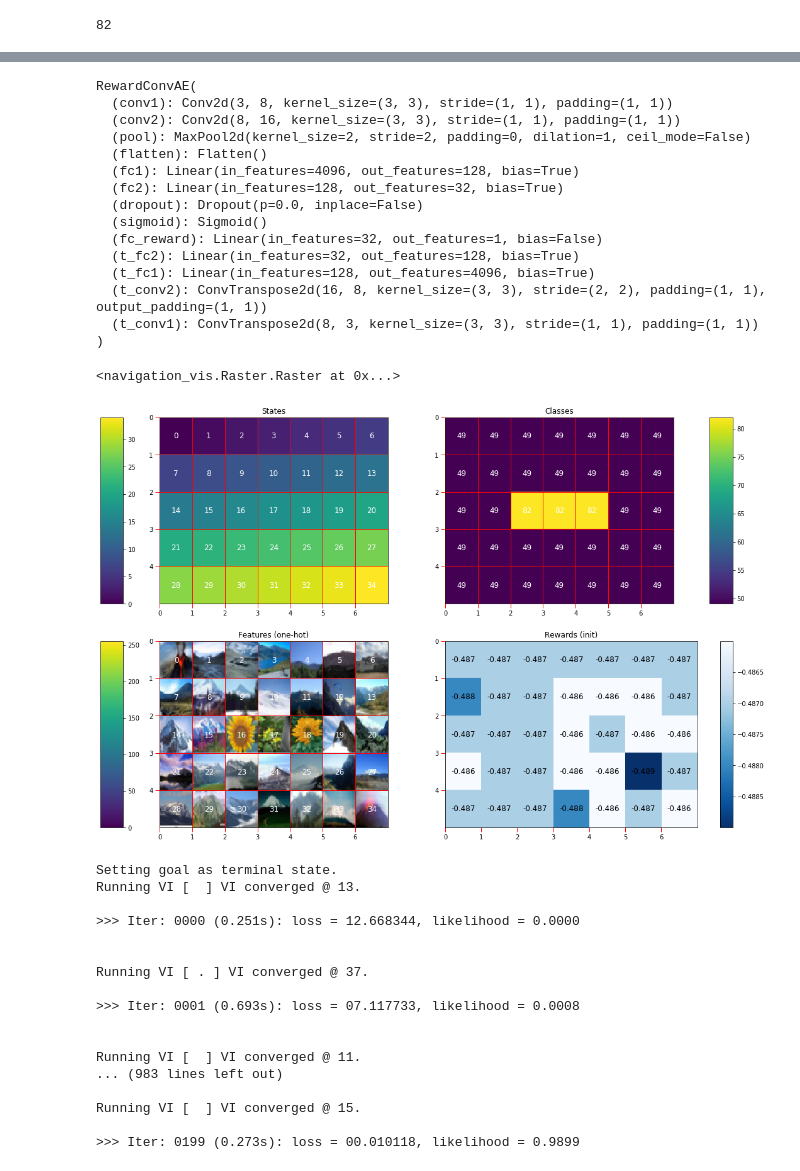
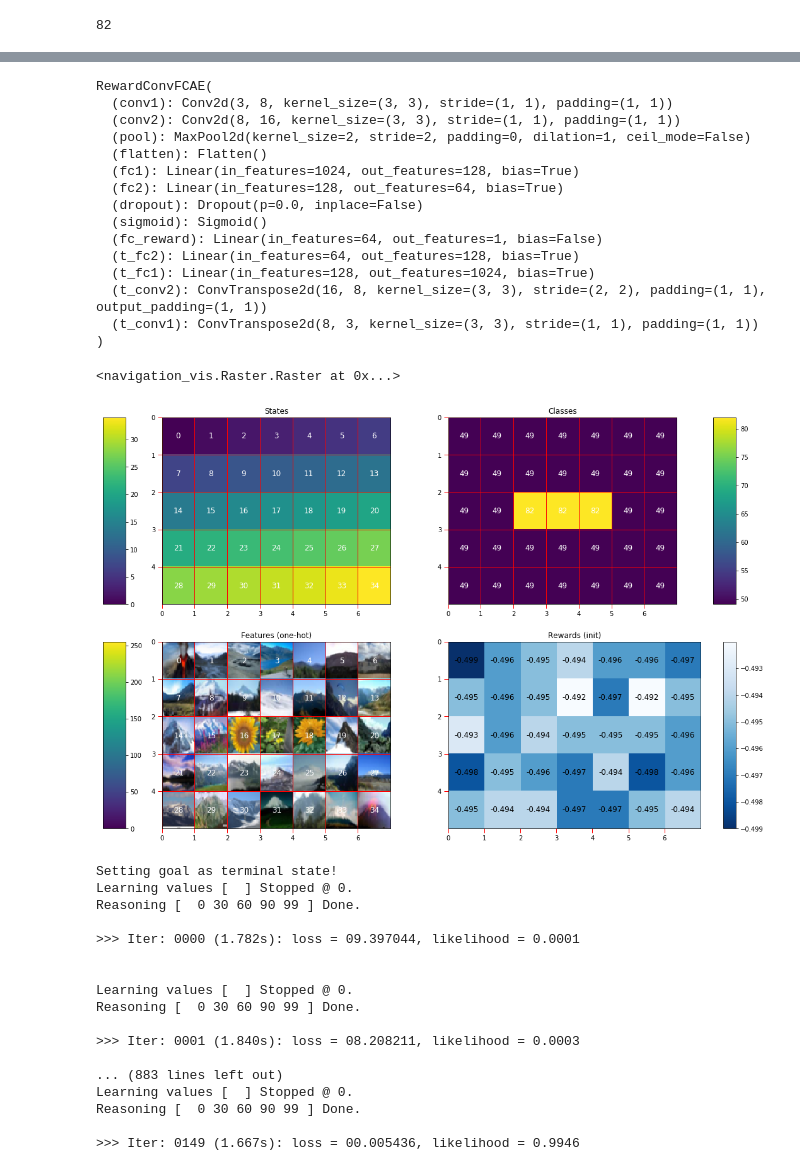
Before and after one commit to yrevar/InverseRL, a Jupyter notebook: mlirl_gridworld_5x7_img.ipynb, the cells around one changed output, grey strips where cells are left out. Cells and saved outputs as stored; diff of their text form; code cells hidden in the pictures.

```diff
--- a/mlirl_gridworld_5x7_img.ipynb
+++ b/mlirl_gridworld_5x7_img.ipynb
@@ -81,63 +81,67 @@ NvPlotter(S).plot_rewards(
 # %%
 PHI = torch.FloatTensor(S.features()).permute(0,3,1,2) / 255.
-R_model = RewardConvAE(PHI[0].shape, lr=0.01, weight_decay=0.)
+R_model = RewardConvFCAE(PHI[0].shape, fc1_in=1024, lr=0.001, weight_decay=0.)
 print(R_model)
 
 plt.figure(figsize=(18,12))
 plt.subplot(2,2,1)
 NvPlotter(S).plot_states(
     cmap=cm.viridis, ann_col="white",
     title="States").colorbar(where="left", pad=0.8, size="10%").grid()
 plt.subplot(2,2,2)
 NvPlotter(S).plot_classes(
     cmap=cm.viridis, ann_col="white",
     title="Classes").colorbar(where="right", pad=0.8, size="10%").grid()
 plt.subplot(2,2,3)
 NvPlotter(S).plot_features(
     ann=S.idxs.flatten(), cmap=cm.viridis, ann_col="white",
     title="Features (one-hot)").colorbar(where="left", pad=0.8, size="10%").grid()
 plt.subplot(2,2,4)
-NvPlotter(S).plot_array(R_model(PHI).detach().numpy().round(3),
+NvPlotter(S).plot_array(R_model(PHI)[0].detach().numpy().round(3),
                            cmap=cm.Blues_r, title="Rewards (init)").colorbar(where="right", pad=0.5)
 # %% [output]
-RewardConvAE(
+RewardConvFCAE(
   (conv1): Conv2d(3, 8, kernel_size=(3, 3), stride=(1, 1), padding=(1, 1))
   (conv2): Conv2d(8, 16, kernel_size=(3, 3), stride=(1, 1), padding=(1, 1))
   (pool): MaxPool2d(kernel_size=2, stride=2, padding=0, dilation=1, ceil_mode=False)
   (flatten): Flatten()
-  (fc1): Linear(in_features=4096, out_features=128, bias=True)
-  (fc2): Linear(in_features=128, out_features=32, bias=True)
+  (fc1): Linear(in_features=1024, out_features=128, bias=True)
+  (fc2): Linear(in_features=128, out_features=64, bias=True)
   (dropout): Dropout(p=0.0, inplace=False)
   (sigmoid): Sigmoid()
-  (fc_reward): Linear(in_features=32, out_features=1, bias=False)
-  (t_fc2): Linear(in_features=32, out_features=128, bias=True)
-  (t_fc1): Linear(in_features=128, out_features=4096, bias=True)
+  (fc_reward): Linear(in_features=64, out_features=1, bias=False)
+  (t_fc2): Linear(in_features=64, out_features=128, bias=True)
+  (t_fc1): Linear(in_features=128, out_features=1024, bias=True)
   (t_conv2): ConvTranspose2d(16, 8, kernel_size=(3, 3), stride=(2, 2), padding=(1, 1), output_padding=(1, 1))
   (t_conv1): ConvTranspose2d(8, 3, kernel_size=(3, 3), stride=(1, 1), padding=(1, 1))
 )
 <navigation_vis.Raster.Raster at 0x...>
-[figure, old version]
+[figure, new version]
 # %%
 # # T.ACTIONS: ['U', 'D', 'L', 'R']
 # Sk = S.at_loc((2,2))
 # Ak = "U"
 goal = S.at_loc((2,6))
 log_likelihoods_history = []
-tau_s = [(2,0), (2,1), (1,1), (1,2), (1,3), (1,4), (1,5), (2,5), (2,6)]
-tau_a = ["R", "U", "R", "R", "R", "R", "D", "R"]
+tau_s_list = [[(2,0), (2,1), (1,1), (1,2), (1,3), (1,4), (1,5), (2,5), (2,6)],
+            [(2,0), (2,1), (3,1), (3,2), (3,3), (3,4), (3,5), (2,5), (2,6)]]
+tau_a_list = [["R", "U", "R", "R", "R", "R", "D", "R"],
+              ["R", "D", "R", "R", "R", "R", "U", "R"]]
 
-for _iter in range(200):
+for _iter in range(150):
 
     _iter_start_time = time.time()
     R_model.zero_grad()
-    VI = Plan.ValueIteration(S, R_model(PHI), T, verbose=True, log_pi=False, gamma=0.99, goal=goal)
-    VI.run(100, lambda q: Policy.Boltzmann(q, boltzmann_temp=.1), verbose=True, debug=False, eps=1e-6)
+    VI = Plan.ValueIteration(S, R_model(PHI)[0], T, verbose=True, log_pi=False, gamma=0.99, goal=goal)
+    VI.run(100, lambda q: Policy.Boltzmann(q, boltzmann_temp=.1), reasoning_iters=100,
+           verbose=True, debug=False, eps=1e-6)
 
-    loss = 0
-    for i in range(len(tau_a)):
-        loss += -torch.log(VI.Pi[VI.get_tbl_idxs(S.at_loc(tau_s[i]), tau_a[i])])
-#         print(Pi[VI.get_tbl_idxs(S.at_loc((2,1+i)), "R")], loss)
-    ll = np.exp(-loss.detach().item()) #* 4 # * 4 because we have 4 actions, and last terminal state policy is 0.25 everywhere
+    for k in range(len(tau_s_list)):
+        loss = 0
+        for i in range(len(tau_a_list)):
+            loss += -torch.log(VI.Pi[VI.get_tbl_idxs(S.at_loc(tau_s_list[k][i]), tau_a_list[k][i])])
+    #         print(Pi[VI.get_tbl_idxs(S.at_loc((2,1+i)), "R")], loss)
+    ll = np.exp(-loss.detach().item())
     log_likelihoods_history.append(ll)
 
     print("\n>>> Iter: {:04d} ({:03.3f}s): loss = {:09.6f}, likelihood = {:02.4f}\n\n".format(
@@ -145,23 +149,23 @@ for _iter in range(200):
     loss.backward()
     R_model.step()
 # %% [output]
-Setting goal as terminal state.
-Running VI [  ] VI converged @ 13.
+Setting goal as terminal state!
+Learning values [  ] Stopped @ 0.
+Reasoning [  0 30 60 90 99 ] Done.
 
->>> Iter: 0000 (0.251s): loss = 12.668344, likelihood = 0.0000
+>>> Iter: 0000 (1.782s): loss = 09.397044, likelihood = 0.0001
 
 
-Running VI [ . ] VI converged @ 37.
+Learning values [  ] Stopped @ 0.
+Reasoning [  0 30 60 90 99 ] Done.
 
->>> Iter: 0001 (0.693s): loss = 07.117733, likelihood = 0.0008
+>>> Iter: 0001 (1.840s): loss = 08.208211, likelihood = 0.0003
 
+... (883 lines left out)
+Learning values [  ] Stopped @ 0.
+Reasoning [  0 30 60 90 99 ] Done.
 
-Running VI [  ] VI converged @ 11.
-... (983 lines left out)
-
-Running VI [  ] VI converged @ 15.
-
->>> Iter: 0199 (0.273s): loss = 00.010118, likelihood = 0.9899
+>>> Iter: 0149 (1.667s): loss = 00.005436, likelihood = 0.9946
 # %%
 plt.figure(figsize=(18,18))
 plt.subplot(3,2,1)
```
Also changed, not shown: parts of 4 cells of this notebook, 18 other files.
